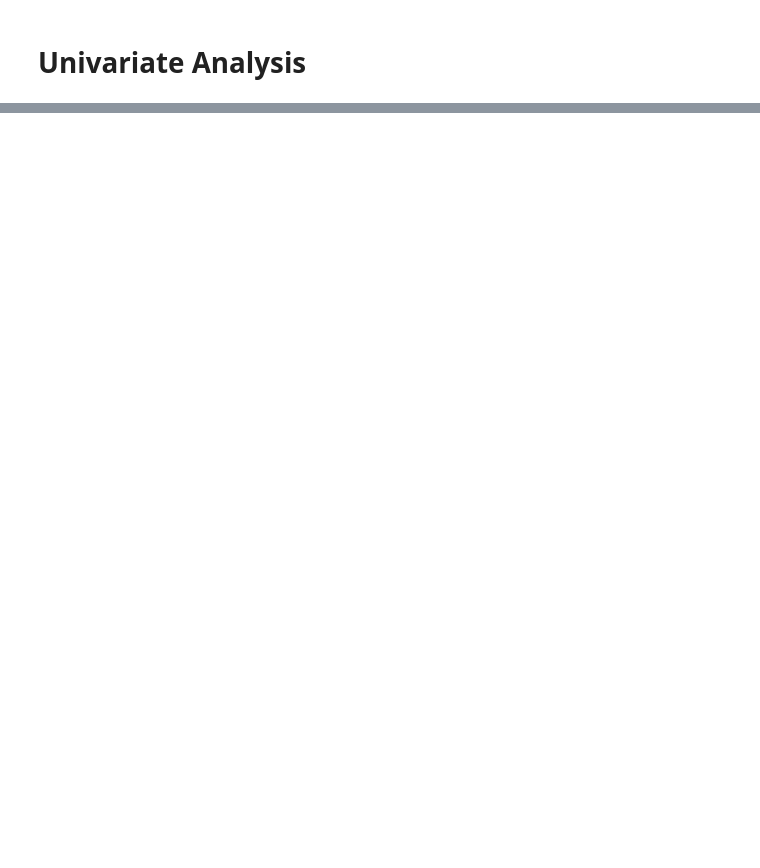
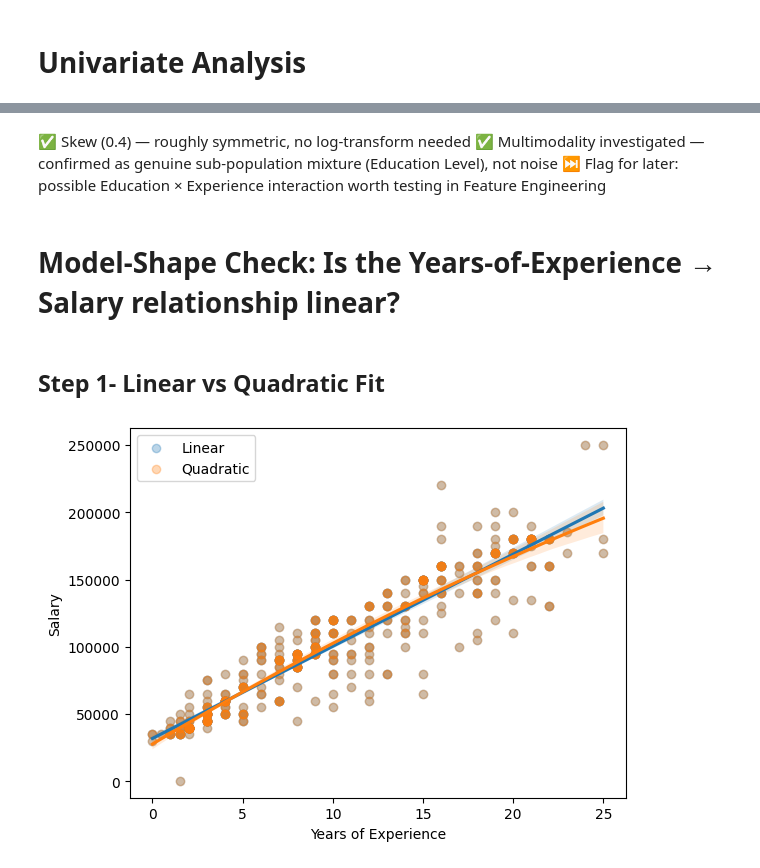
Before and after one commit to VishRoy/kaggle-notebook, a Jupyter notebook: salary-prediction.ipynb, the cells around one changed output, grey strips where cells are left out. Saved outputs shown, nothing was run; the diff lists cells and outputs as text; code cells hidden in the pictures; blank space fills up the shorter version.

```diff
--- a/salary-prediction.ipynb
+++ b/salary-prediction.ipynb
@@ -74,0 +106,15 @@ dtype: int64
+# %% [markdown]
+✅ Skew (0.4) — roughly symmetric, no log-transform needed
+✅ Multimodality investigated — confirmed as genuine sub-population mixture (Education Level), not noise
+⏭ Flag for later: possible Education × Experience interaction worth testing in Feature Engineering
+# %% [markdown]
+# Model-Shape Check: Is the Years-of-Experience → Salary relationship linear?
+# %% [markdown]
+## Step 1- Linear vs Quadratic Fit
+# %%
+sns.regplot(x='Years of Experience', y="Salary", data=df, order=1, scatter_kws={'alpha':0.3}, label='Linear')
+sns.regplot(x='Years of Experience', y="Salary", data=df, order=2, scatter_kws={'alpha':0.3}, label='Quadratic')
+plt.legend()
+plt.show()
+# %% [output]
+[figure, added]
```
Also changed, not shown: parts of 37 cells of this notebook.
